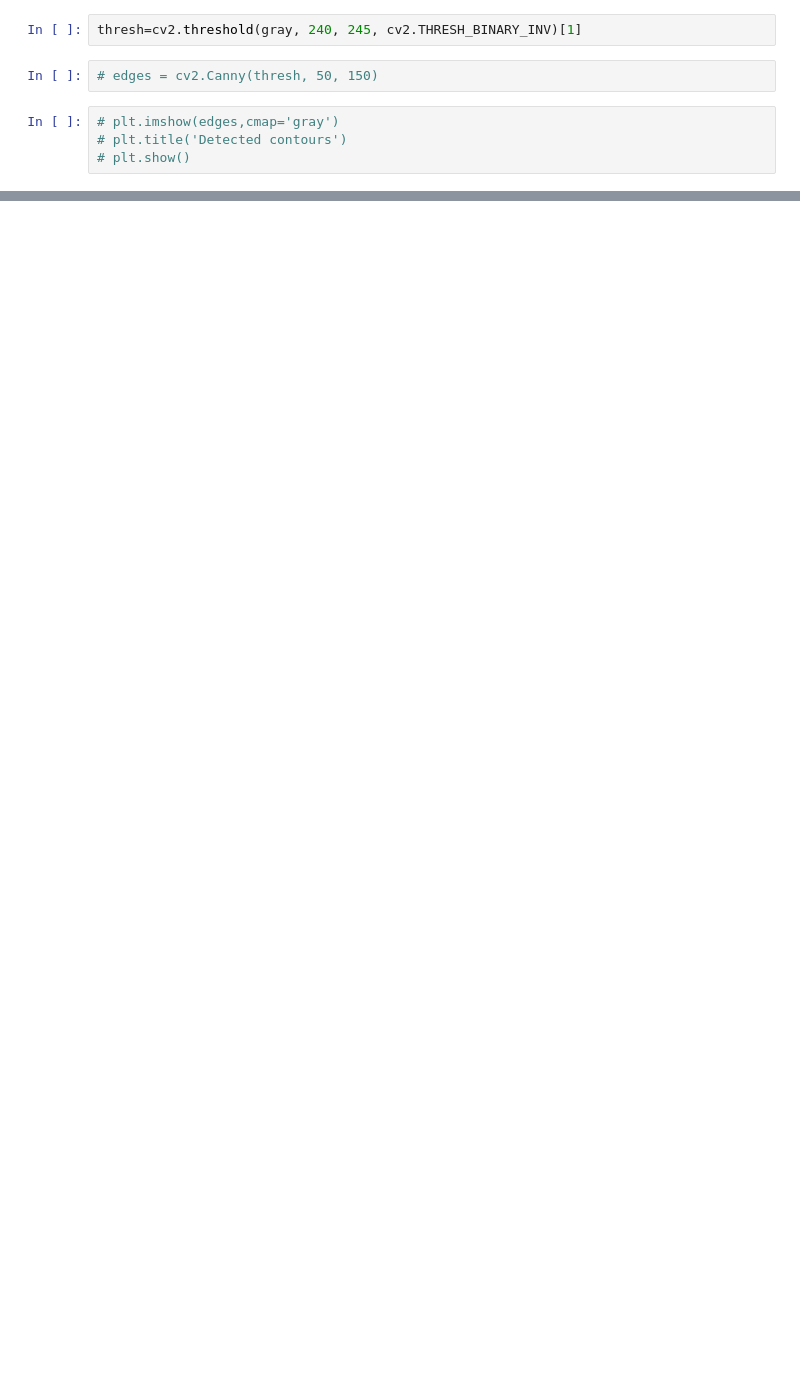
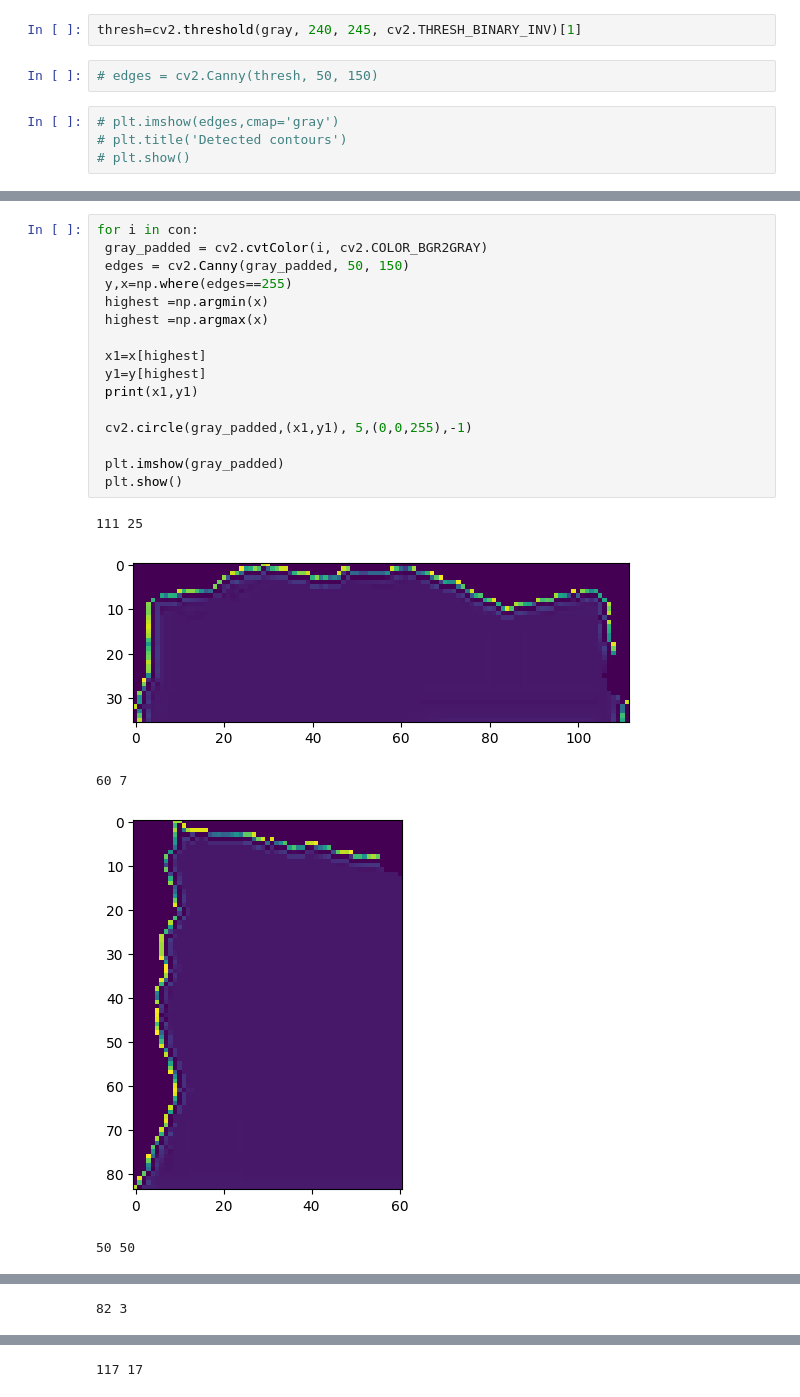
Before and after one commit to faizan09711-bit/Computer-Vision, a Jupyter notebook: Finding Contours.ipynb, the cells around one changed output, grey strips where cells are left out. Cells and saved outputs as stored; diff of their text form; blank space fills up the shorter version.

```diff
--- a/Finding Contours.ipynb
+++ b/Finding Contours.ipynb
@@ -53,0 +88,22 @@ for i in contours:
+# %%
+for i in con:
+ gray_padded = cv2.cvtColor(i, cv2.COLOR_BGR2GRAY)
+ edges = cv2.Canny(gray_padded, 50, 150)
+ y,x=np.where(edges==255)
+ highest =np.argmin(x)
+ highest =np.argmax(x)
+
+ x1=x[highest]
+ y1=y[highest]
+ print(x1,y1)
+
+ cv2.circle(gray_padded,(x1,y1), 5,(0,0,255),-1)
+
+ plt.imshow(gray_padded)
+ plt.show()
+# %% [output]
+111 25
+[figure, added]
+60 7
+[figure, added]
+50 50
@@ -53,0 +111 @@ for i in contours:
+82 3
@@ -53,0 +113 @@ for i in contours:
+117 17
```
Also changed, not shown: parts of 9 cells of this notebook.
